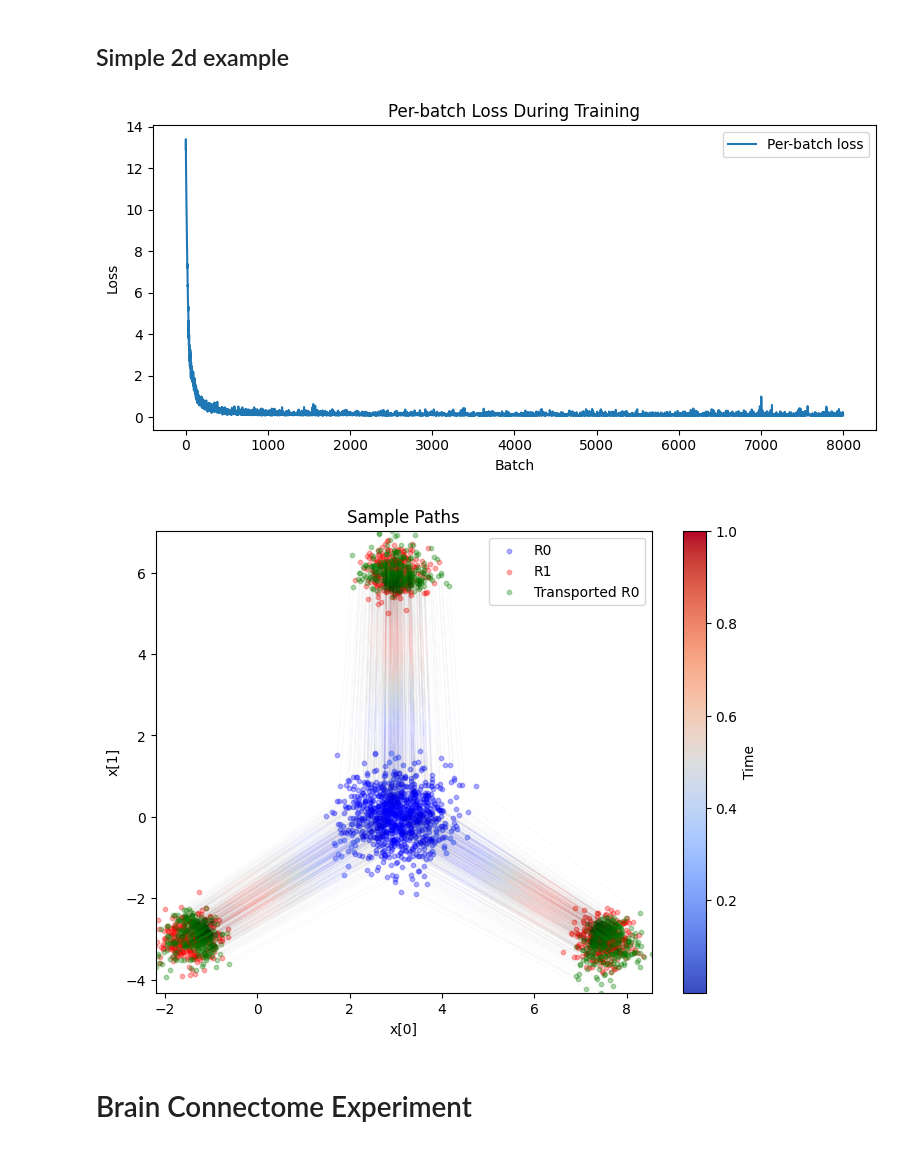
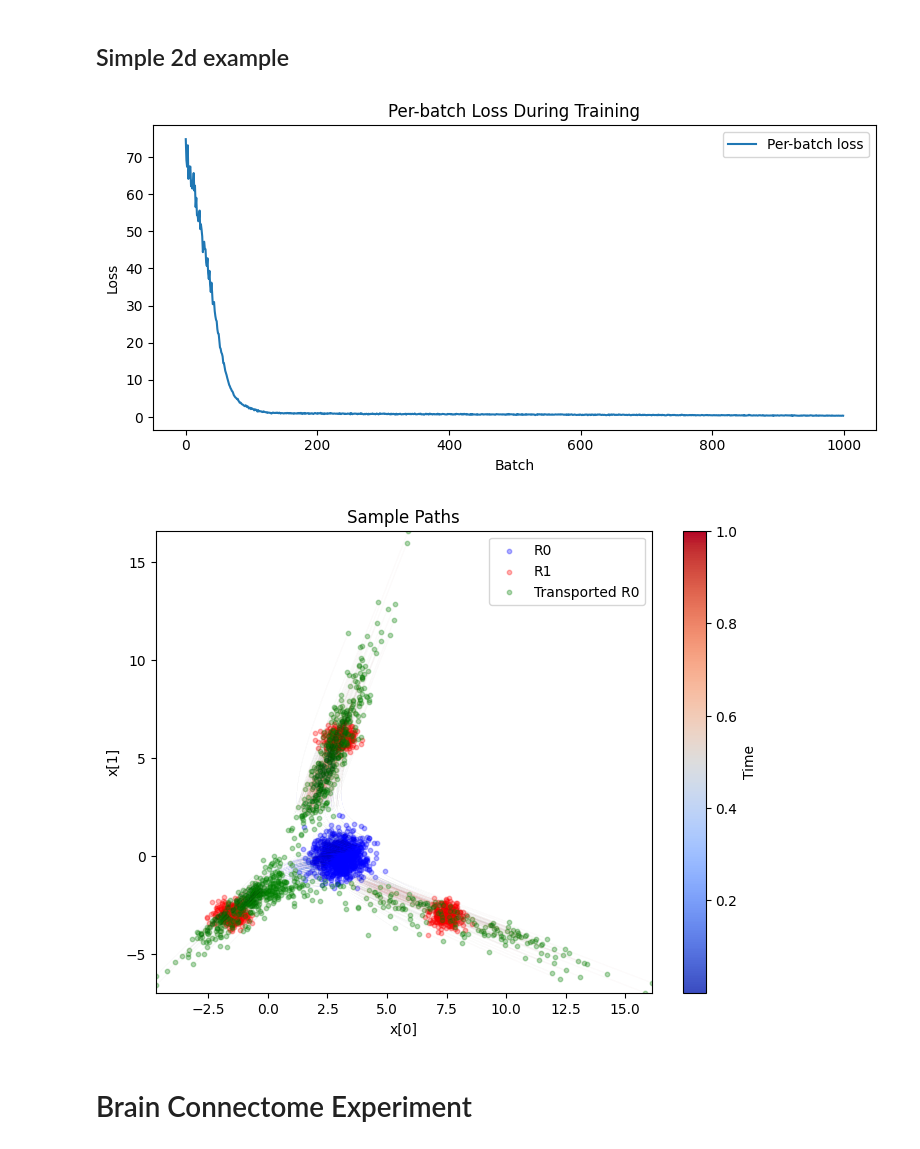
Before and after one commit to KacperWyrwal/topological-flow-matching, a Jupyter notebook: brain_fmri_experiment-flow_matching.ipynb, the cells around one changed output. Cells and saved outputs as stored; diff of their text form; code cells hidden in the pictures.

```diff
--- a/brain_fmri_experiment-flow_matching.ipynb
+++ b/brain_fmri_experiment-flow_matching.ipynb
@@ -1126,7 +1126,7 @@ class MatchingDataset(torch.utils.data.Dataset):
 
 
 class OTBatchSampler(torch.utils.data.Sampler):
-    def __init__(self, dataset: MatchingDataset, ot_solver: EntropicOTSolver, batch_size: int, num_samples: int):
+    def __init__(self, dataset: MatchingDataset, ot_solver: OTSolver, batch_size: int, num_samples: int):
         super().__init__()
         self.dataset = dataset
         self.joint_distribution = ot_solver.solve(dataset.x0, dataset.x1)
@@ -2106,36 +2106,36 @@ R1 = torch.distributions.MixtureSameFamily(
 
 n_samples = 1000
 x0 = R0.sample((n_samples,))
 x1 = R1.sample((n_samples,))
 
 sigma = 0.0
-c = 0.0
+c = 2.0
 
 
 L = torch.eye(2)
 sde = HeatBMTSDE(L=L, c=c, sigma=sigma)
 # ot_solver = EntropicOTSolver(sde=sde, normalize_variance=True)
 ot_solver = OTSolver(sde=sde, epsilon=0.0)
 time_sampler = DiscreteTimeSampler(timesteps=UniformTimesteps(n=100))
 # time_sampler = UniformTimeSampler()
 
 model = ResidualNN(data_dim=2)
 # model = GCN(L)
 
-per_batch_losses = train(sde, ot_solver, model, x0, x1, num_epochs=1000, batch_size=128, num_samples_per_epoch=1024, lr=0.0001, time_sampler=time_sampler)
+per_batch_losses = train(sde, ot_solver, model, x0, x1, num_epochs=1000, batch_size=1024, num_samples_per_epoch=1024, lr=0.0001, time_sampler=time_sampler)
 
 
 # Plot per-batch loss after training
 plt.figure(figsize=(8, 4))
 plt.plot(per_batch_losses, label="Per-batch loss")
 plt.xlabel("Batch")
 plt.ylabel("Loss")
 plt.title("Per-batch Loss During Training")
 plt.legend()
 plt.tight_layout()
 plt.show()
 # %% [output]
-[figure, old version]
+[figure, new version]
 # %%
 with torch.no_grad():
     model_control = ModelControl(model=model)
@@ -2212,7 +2212,7 @@ sm.set_array([])
 cbar = plt.colorbar(sm, ax=ax, label='Time')
 plt.show()
 # %% [output]
-[figure, old version]
+[figure, new version]
 # %% [markdown]
 # Brain Connectome Experiment
 # %% [markdown]
```
Also changed, not shown: parts of 2 cells of this notebook.
